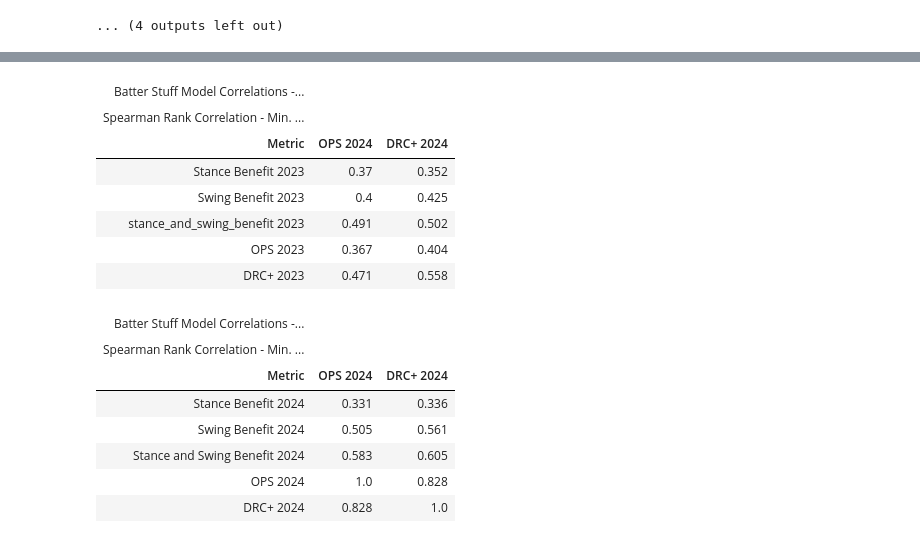
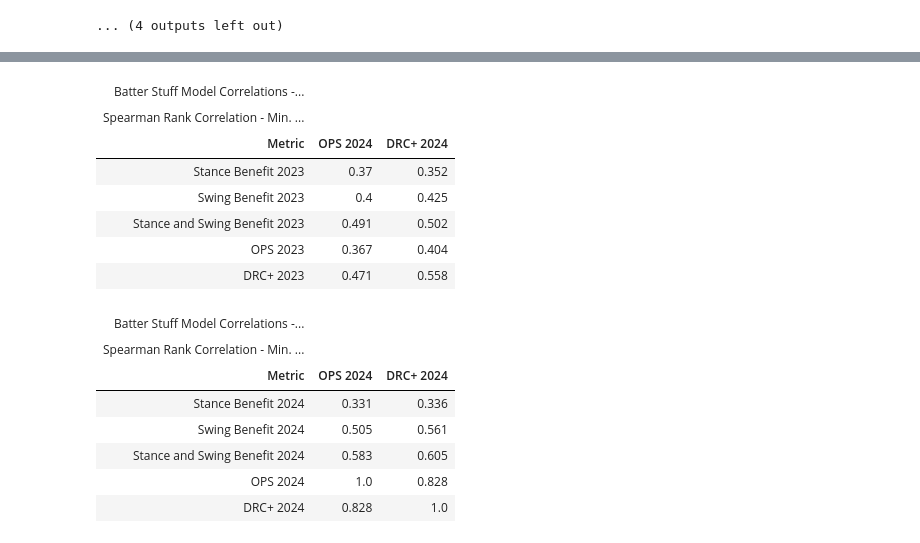
Before and after one commit to sbrown70/batpro, a Jupyter notebook: stance_and_swing_model.ipynb, the cells around one changed output, grey strips where cells are left out. Drawn from its saved outputs; the diff is of its cells as text; code cells hidden in the pictures.

```diff
--- a/stance_and_swing_model.ipynb
+++ b/stance_and_swing_model.ipynb
@@ -1385,35 +949,35 @@ leaderboard = (
         ["DRC+ 2023","OPS 2023"]+
         ["DRC+ 2024","OPS 2024"]+
         ["stance_benefit 2023","swing_benefit 2023","stance_and_swing_benefit 2023"]]
         .corr(method="spearman")
         .round(3)
         .loc[
         [
             "stance_benefit 2023","swing_benefit 2023","stance_and_swing_benefit 2023",
         ]+
         ["OPS 2023","DRC+ 2023"],
         ["OPS 2024","DRC+ 2024",]
         ]
-        .rename(index={"stance_benefit 2023":"Stance Benefit 2023","swing_benefit 2023":"Swing Benefit 2023"})
+        .rename(index={"stance_benefit 2023":"Stance Benefit 2023","swing_benefit 2023":"Swing Benefit 2023","stance_and_swing_benefit 2023":"Stance and Swing Benefit 2023"})
         .reset_index().rename(columns={"index":"Metric"})
     )
     .data_color(
             columns=["OPS 2024","DRC+ 2024"],
             palette="Reds",
         )
     .opt_stylize(style=5)
     .tab_header(
             title="Batter Stuff Model Correlations - 2023 vs 2024",
             subtitle="Spearman Rank Correlation - Min. 300 PA '23 and 150 in '24",
     )
 )
 # %% [output]
 | Batter Stuff Model Correlations -... |  |  |
 | Spearman Rank Correlation - Min. ... |  |  |
 | Metric | OPS 2024 | DRC+ 2024 |
 | Stance Benefit 2023 | 0.37 | 0.352 |
 | Swing Benefit 2023 | 0.4 | 0.425 |
-| stance_and_swing_benefit 2023 | 0.491 | 0.502 |
+| Stance and Swing Benefit 2023 | 0.491 | 0.502 |
 | OPS 2023 | 0.367 | 0.404 |
 | DRC+ 2023 | 0.471 | 0.558 |
 # %%
```
Also changed, not shown: parts of 3 cells of this notebook.
